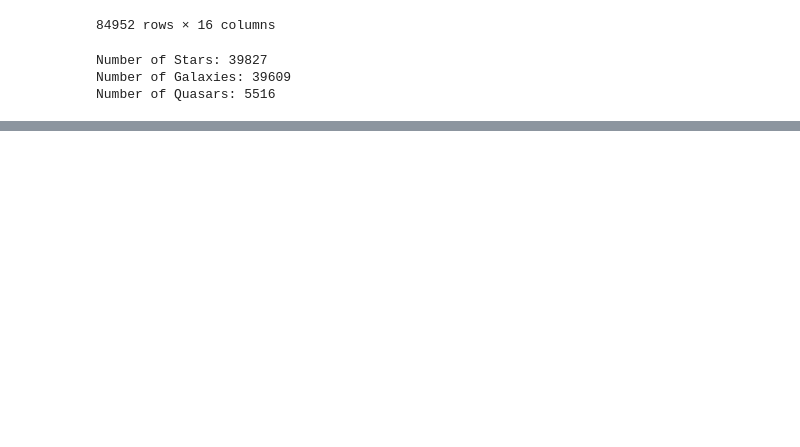
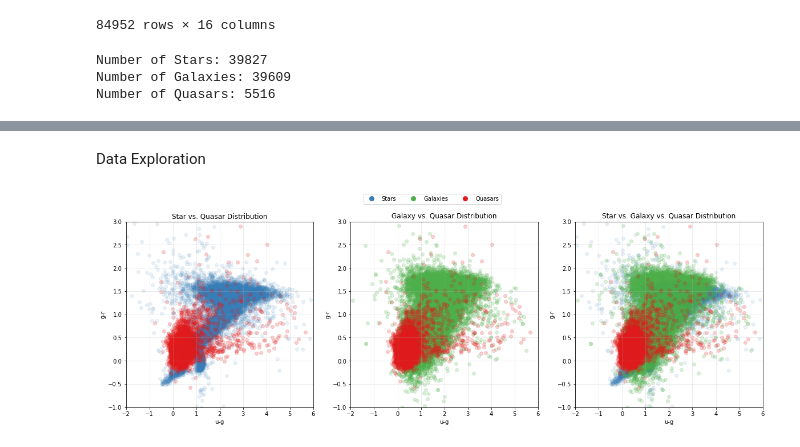
Before and after one commit to Mingxuan-Liu/Star-Type-Classifier, a Jupyter notebook: sdss_cleaning.ipynb, the cells around one changed output, grey strips where cells are left out. Drawn from its saved outputs; the diff is of its cells as text; code cells hidden in the pictures; blank space fills up the shorter version.

Commit message:
Added a few plots to illustrate the machine learning problem.

```diff
--- a/sdss_cleaning.ipynb
+++ b/sdss_cleaning.ipynb
@@ -185,0 +185,70 @@ Number of Stars: 5516
+# %% [markdown]
+Data Exploration
+# %%
+# Explore the data using the finalized dataframe
+SDSS = sdss_final.copy()
+
+# Define a color map for the targets
+target_colors = {0: '#377eb8', 1: '#4daf4a', 2: '#e41a1c'}  # blue, green, red
+star_quasar = {0: '#377eb8', 2: '#e41a1c'}  # blue, red
+galaxy_quasar = {1: '#4daf4a', 2: '#e41a1c'}  # green, red
+
+# Assign colors to each target category
+colors = SDSS['Target'].map(target_colors)
+# Create a custom legend
+legend_elements = [Line2D([0], [0], marker='o', color='w', label='Stars',
+                          markerfacecolor='#377eb8', markersize=10),
+                   Line2D([0], [0], marker='o', color='w', label='Galaxies',
+                          markerfacecolor='#4daf4a', markersize=10),
+                   Line2D([0], [0], marker='o', color='w', label='Quasars',
+                          markerfacecolor='#e41a1c', markersize=10)]
+alphas = [0.1, 0.2, 0.2]
+
+plt.figure(figsize=(20, 6))
+# Plot for star vs. quasar
+plt.subplot(1, 3, 1)  # This allows us to have two plots side by side
+for target in star_quasar.keys():
+    subset = SDSS[SDSS['Target'] == target]
+    plt.scatter(subset['psf_u-g'], subset['psf_g-r'], c=target_colors[target],
+                alpha=alphas[target], label=target)
+plt.xlabel('u-g')
+plt.ylabel('g-r')
+plt.xlim([-2,6])
+plt.ylim([-1,3])
+plt.title('Star vs. Quasar Distribution')
+plt.grid(True, alpha = 0.3)
+# We will create the legend later to avoid duplication
+
+# Plot for galaxy vs. quasar
+plt.subplot(1, 3, 2)
+for target in galaxy_quasar.keys():
+    subset = SDSS[SDSS['Target'] == target]
+    plt.scatter(subset['psf_u-g'], subset['psf_g-r'], c=target_colors[target],
+                alpha=alphas[target], label=target)
+plt.xlabel('u-g')
+plt.ylabel('g-r')
+plt.xlim([-2,6])
+plt.ylim([-1,3])
+plt.title('Galaxy vs. Quasar Distribution')
+plt.grid(True, alpha = 0.3)
+
+# Plot for combined
+plt.subplot(1, 3, 3)
+for target in target_colors.keys():
+    subset = SDSS[SDSS['Target'] == target]
+    plt.scatter(subset['psf_u-g'], subset['psf_g-r'], c=target_colors[target],
+                alpha=alphas[target], label=target)
+plt.xlabel('u-g')
+plt.ylabel('g-r')
+plt.xlim([-2,6])
+plt.ylim([-1,3])
+plt.title('Star vs. Galaxy vs. Quasar Distribution')
+plt.grid(True, alpha = 0.3)
+
+# Since the legend will be the same for both, we only need to create it once.
+plt.figlegend(handles=legend_elements, loc='upper center', ncol=3)
+
+# Show the plot with both the PSF and Petro colors
+plt.show()
+# %% [output]
+[figure, added]
```
Also changed, not shown: parts of 4 cells of this notebook.
